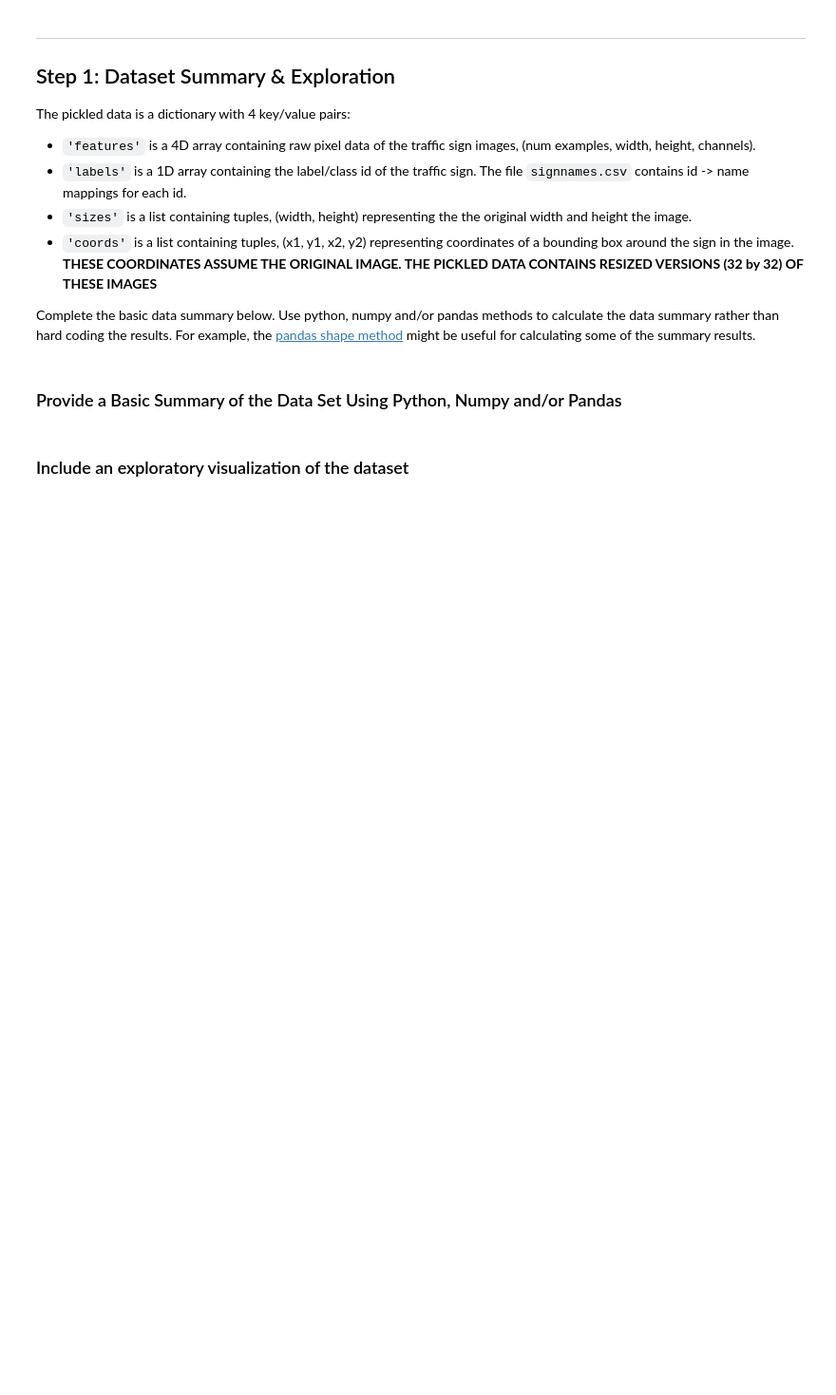
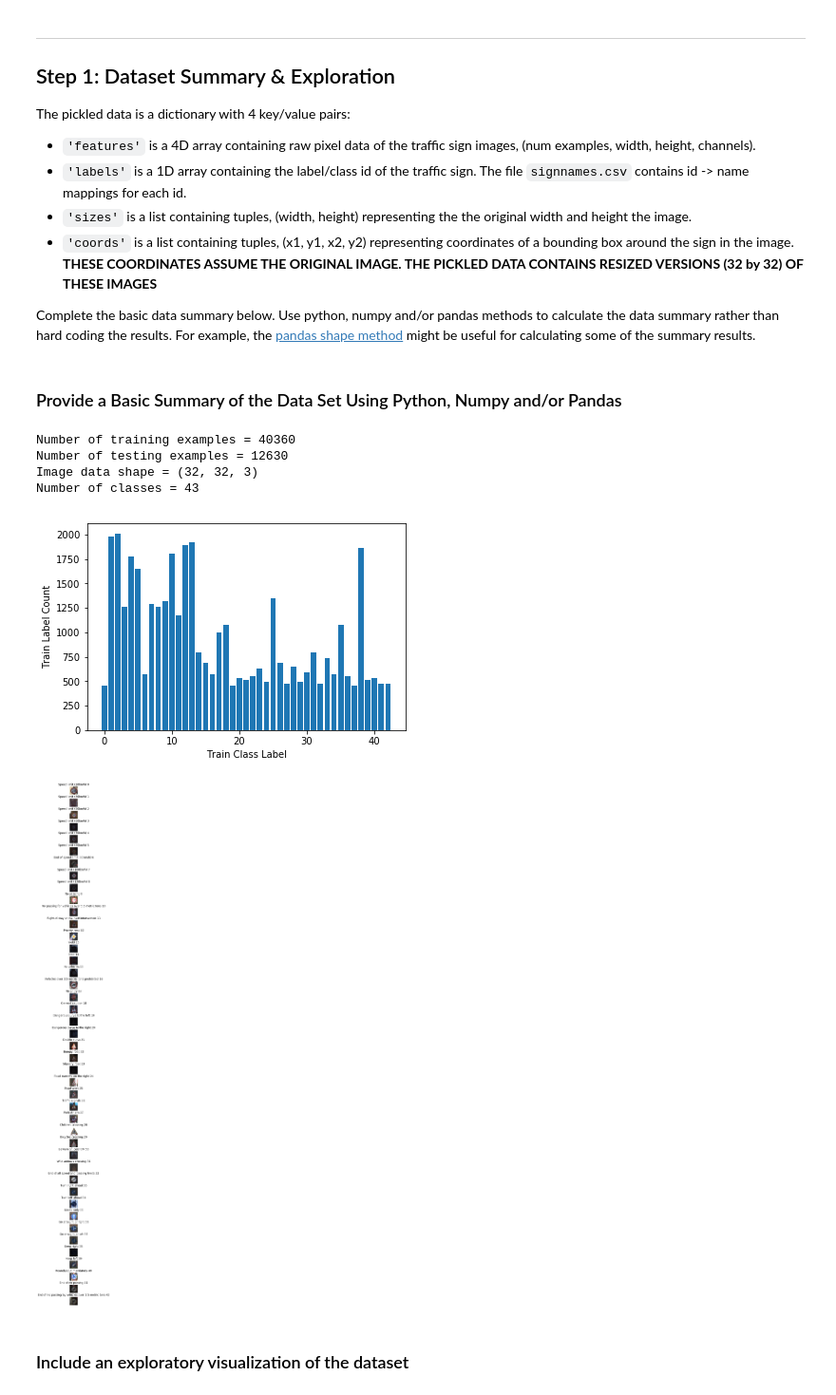
Before and after one commit to wpliu25/CarND-Traffic-Sign-Classifier-Project, a Jupyter notebook: Traffic_Sign_Classifier.ipynb, the cells around one changed output. Shown at 95% size. Drawn from its saved outputs; the diff is of its cells as text; code cells hidden in the pictures; blank space fills up the shorter version.

```diff
--- a/Traffic_Sign_Classifier.ipynb
+++ b/Traffic_Sign_Classifier.ipynb
@@ -22,12 +22,15 @@ The [rubric](https://review.udacity.com/#!/rubrics/481/view) contains "Stand Out
 # %%
 # Load pickled data
 import pickle
+import csv
+import tensorflow as tf
+from tensorflow.contrib.layers import flatten
 
 # TODO: Fill this in based on where you saved the training and testing data
 
-training_file = '/home/pcvp/code/academic/Data/CarND-Traffic-Sign-Classifier-Project/traffic-signs-data/train.p'
-validation_file = '/home/pcvp/code/academic/Data/CarND-Traffic-Sign-Classifier-Project/traffic-signs-data/valid.p'
-testing_file = '/home/pcvp/code/academic/Data/CarND-Traffic-Sign-Classifier-Project/traffic-signs-data/test.p'
+training_file = 'train_a.p'
+validation_file = 'valid.p'
+testing_file = 'test.p'
 
 with open(training_file, mode='rb') as f:
     train = pickle.load(f)
@@ -39,6 +42,12 @@ with open(testing_file, mode='rb') as f:
 X_train, y_train = train['features'], train['labels']
 X_valid, y_valid = valid['features'], valid['labels']
 X_test, y_test = test['features'], test['labels']
+
+# read csv to get sign names
+sign_names = []
+with open('signnames.csv') as sign_name_csv:
+    sign_name_reader = csv.DictReader(sign_name_csv)
+    sign_names = [row['SignName'] for row in sign_name_reader]
 # %% [markdown]
 ---
 
@@ -72,6 +81,50 @@ image_shape = format(X_train[0].shape)
 
 # TODO: How many unique classes/labels there are in the dataset.
 n_classes = len(set(y_train))
+
+print("Number of training examples =", n_train)
+print("Number of testing examples =", n_test)
+print("Image data shape =", image_shape)
+print("Number of classes =", n_classes)
+# %% [output]
+Number of training examples = 40360
+Number of testing examples = 12630
+Image data shape = (32, 32, 3)
+Number of classes = 43
+# %%
+### Data exploration visualization code goes here.
+### Feel free to use as many code cells as needed.
+import random
+import matplotlib.pyplot as plt
+# Visualizations will be shown in the notebook.
+%matplotlib inline
+
+y_pos = range(n_classes)
+label_list = y_train.tolist()
+sign_type = [label_list.count(y) for y in range(n_classes)]
+plt.bar(y_pos, sign_type, width=0.8, align='center')
+plt.ylabel('Train Label Count')
+plt.xlabel('Train Class Label')
+plt.show()
+
+n_sample_images = 43
+figure, axis = plt.subplots(n_sample_images, 1, figsize=(n_sample_images, n_sample_images))
+figure.subplots_adjust(hspace = .5, wspace=.001)
+axis = axis.ravel()
+
+def findImage(i):
+    for image, label in zip(X_train, y_train):
+        if i == label:
+            return image, label
+
+for i in range(n_classes):
+    image, index = findImage(i)
+    axis[i].axis('off')
+    axis[i].imshow(image)
+    axis[i].set_title(sign_names[index] + ' ' + str(index))
+# %% [output]
+[figure, added]
+[figure, added]
 # %% [markdown]
 ### Include an exploratory visualization of the dataset
 # %% [markdown]
```
Also changed, not shown: parts of 11 cells of this notebook, 4 other files.
